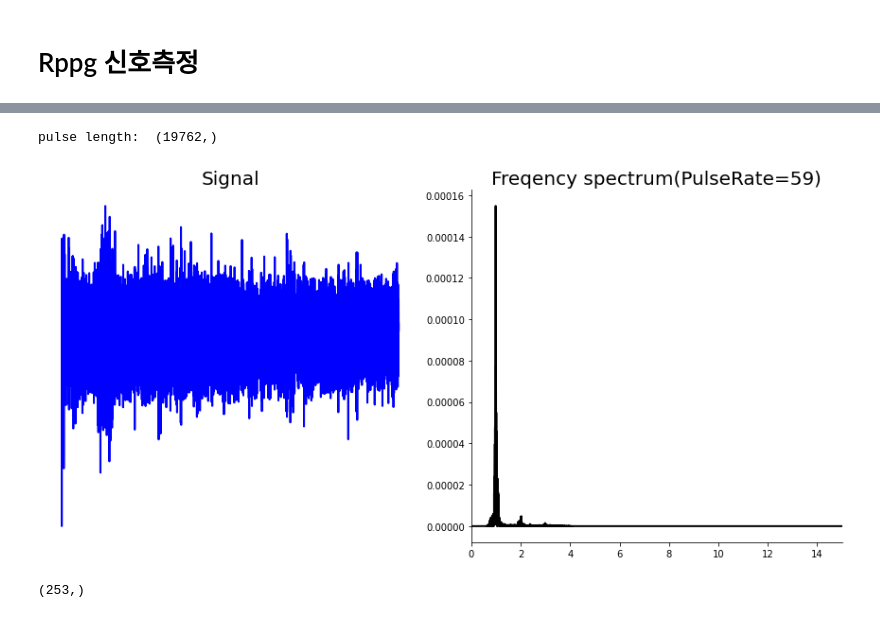
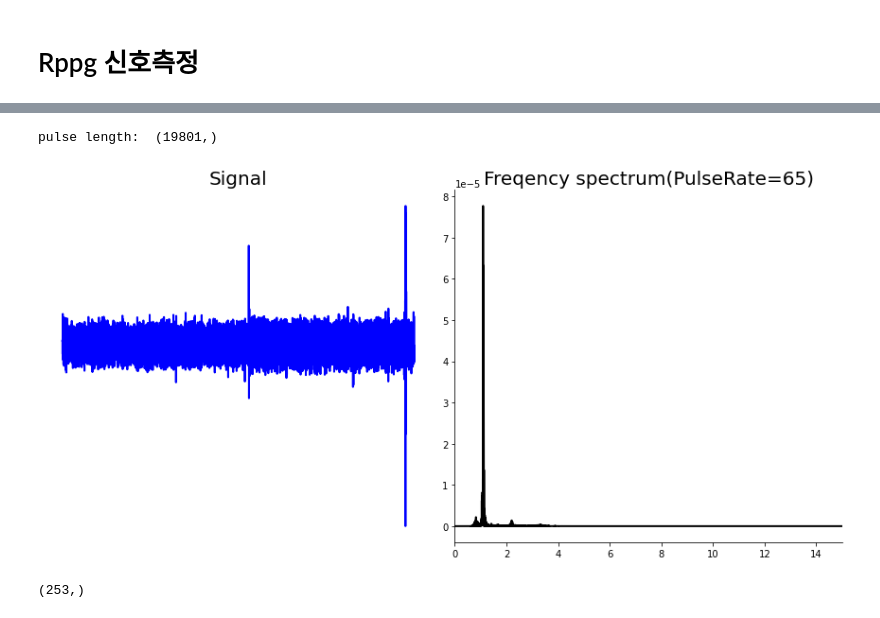
Before and after one commit to sugyeong-yu/RPPG-HRV_analysis, a Jupyter notebook: code/rPPG.ipynb, the cells around one changed output, grey strips where cells are left out. Drawn from its saved outputs; the diff is of its cells as text; code cells hidden in the pictures.

```diff
--- a/code/rPPG.ipynb
+++ b/code/rPPG.ipynb
@@ -78,8 +78,8 @@ group=[]
 #cap = cv2.VideoCapture(1) # 0: 내장캠 1: 외부캠
 #time.sleep(2)
 
-subject=5
-file_path="D:\\prlab\\ysg\\rppg\\new\\images\\"+str(subject)
+subject=11
+file_path="D:\\prlab\\ysg\\rppg\\rppg_HRV\\images\\"+str(subject)
 file_list=glob.glob(os.path.join(file_path,"*.png"))
 file_list = natsort.natsorted(file_list,reverse=False)
 
@@ -198,36 +198,36 @@ print("pulse length: ",pulse.shape)
 f, psd = signal.periodogram(pulse, fs=30, window='hann')
 max_band = np.argmax(psd)
 pr = int(f[max_band] * 60) #분당맥박수
 pr = min(max(pr, band[0]), band[1])
 
 
 plt.figure(figsize=(12, 6))
 plt.subplot(1,2,1)
 plt.plot(pulse, 'b', linewidth=2)
 plt.axis('off')
 plt.title('Signal', fontsize=20)
 
 ax = plt.subplot(1,2,2)
 plt.plot(f, psd, 'k', linewidth=2)
 plt.xlim([0, 15])
 ax.spines['top'].set_visible(False)
 ax.spines['right'].set_visible(False)
 plt.title('Freqency spectrum(PulseRate={})'.format(pr), fontsize=20)
 
 plt.tight_layout()
 plt.show()
 
 file_num=subject
-save_path='D:\\prlab\\ysg\\rppg\\new\\data\\rppg\\'
+save_path='D:\\prlab\\ysg\\rppg\\rppg_HRV\\data\\rppg\\'
 f = open(save_path+'rppg'+str(file_num)+'.csv', 'w', newline='')
 wr = csv.writer(f)
 wr.writerow(pulse)
 wr.writerow(times)
 wr.writerow(group)
 f.close()
 # %% [output]
-pulse length:  (19762,)
+pulse length:  (19801,)
-[figure, old version]
+[figure, new version]
 # %%
 print(pulse.shape)
 # %% [output]
```
Also changed, not shown: parts of 2 cells of this notebook, 2 other files.
